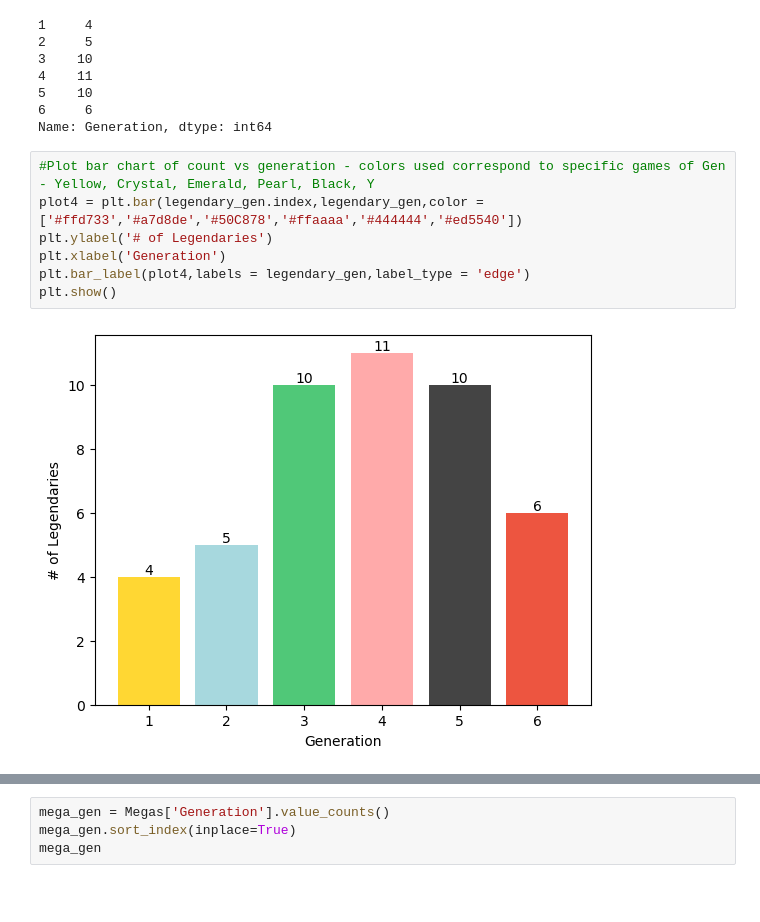
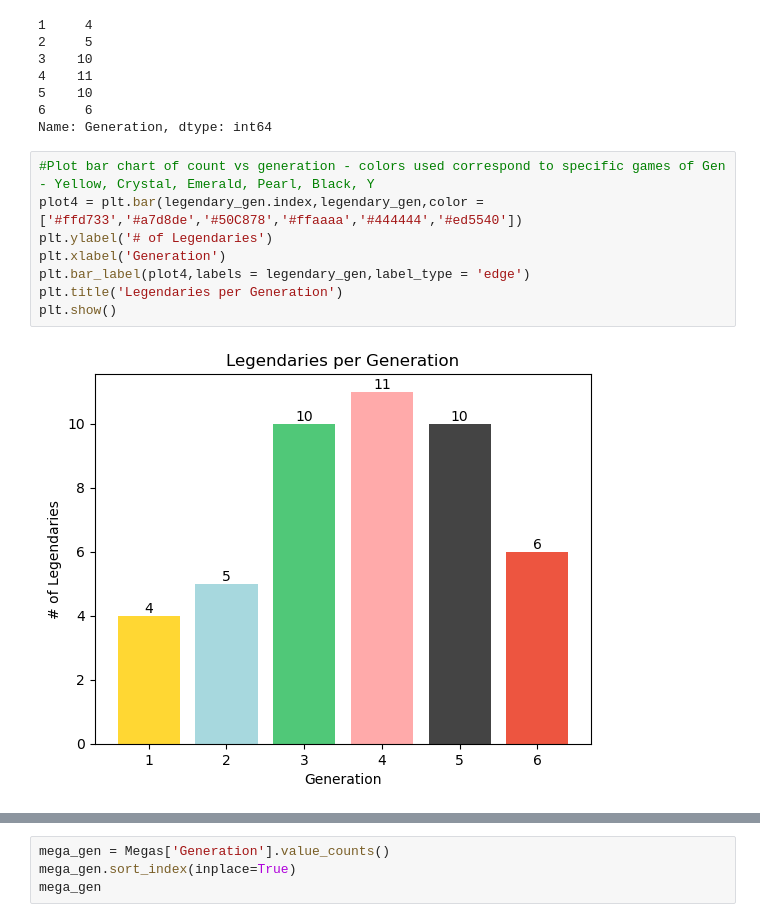
Before and after one commit to W-Yau/CambridgeSpark, a Jupyter notebook: Pokemon.ipynb, the cells around one changed output, grey strips where cells are left out. Cells and saved outputs as stored; diff of their text form; blank space fills up the shorter version.

```diff
--- a/Pokemon.ipynb
+++ b/Pokemon.ipynb
@@ -292,12 +292,13 @@ Name: Generation, dtype: int64
 # %%
 #Plot bar chart of count vs generation - colors used correspond to specific games of Gen - Yellow, Crystal, Emerald, Pearl, Black, Y
 plot4 = plt.bar(legendary_gen.index,legendary_gen,color = ['#ffd733','#a7d8de','#50C878','#ffaaaa','#444444','#ed5540'])
 plt.ylabel('# of Legendaries')
 plt.xlabel('Generation')
 plt.bar_label(plot4,labels = legendary_gen,label_type = 'edge')
+plt.title('Legendaries per Generation')
 plt.show()
 # %% [output]
-[figure, old version]
+[figure, new version]
 # %%
 #How many Mega Evolutions introduced in Gen 6
 #Use of variants dataframe instead of the original dataframe because a pokemon called Meganium exists
```
Also changed, not shown: parts of 7 cells of this notebook.
